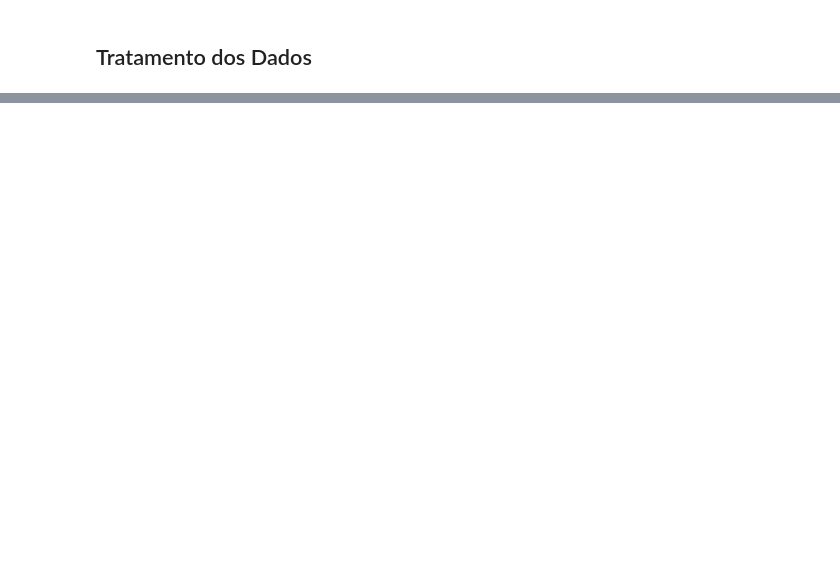
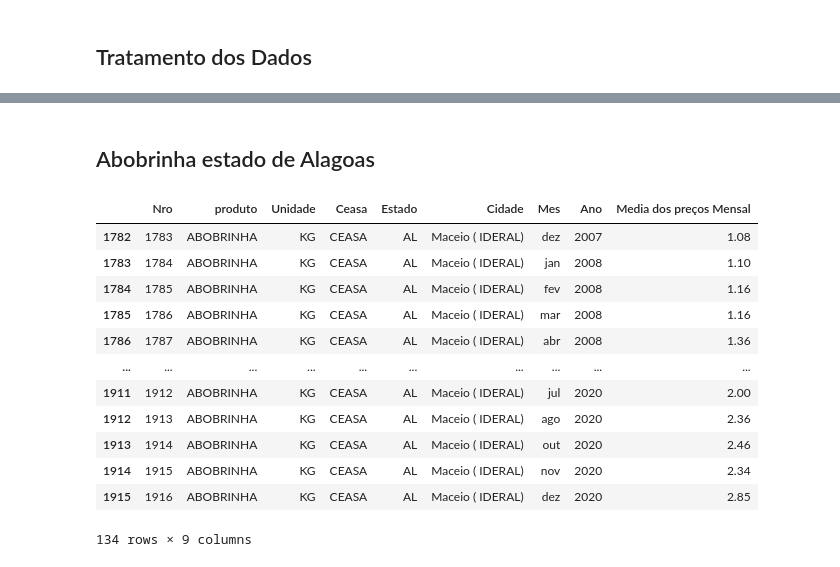
Before and after one commit to Arilson-X/Agro-Estudo-de-Mercado, a Jupyter notebook: Analise-Abobrinha.ipynb, the cells around one changed output, grey strips where cells are left out. Drawn from its saved outputs; the diff is of its cells as text; code cells hidden in the pictures; blank space fills up the shorter version.

```diff
--- a/Analise-Abobrinha.ipynb
+++ b/Analise-Abobrinha.ipynb
@@ -77,0 +54,19 @@ print(cidades)
+# %% [markdown]
+## Abobrinha estado de Alagoas
+# %%
+df_abobrinha_al = df_abobrinha.loc[df_abobrinha["Estado"] == "AL"]
+display(df_abobrinha_al)
+# %% [output]
+|  | Nro | produto | Unidade | Ceasa | Estado | Cidade | Mes | Ano | Media dos preços Mensal |
+| 1782 | 1783 | ABOBRINHA | KG | CEASA | AL | Maceio ( IDERAL) | dez | 2007 | 1.08 |
+| 1783 | 1784 | ABOBRINHA | KG | CEASA | AL | Maceio ( IDERAL) | jan | 2008 | 1.10 |
+| 1784 | 1785 | ABOBRINHA | KG | CEASA | AL | Maceio ( IDERAL) | fev | 2008 | 1.16 |
+| 1785 | 1786 | ABOBRINHA | KG | CEASA | AL | Maceio ( IDERAL) | mar | 2008 | 1.16 |
+| 1786 | 1787 | ABOBRINHA | KG | CEASA | AL | Maceio ( IDERAL) | abr | 2008 | 1.36 |
+| ... | ... | ... | ... | ... | ... | ... | ... | ... | ... |
+| 1911 | 1912 | ABOBRINHA | KG | CEASA | AL | Maceio ( IDERAL) | jul | 2020 | 2.00 |
+| 1912 | 1913 | ABOBRINHA | KG | CEASA | AL | Maceio ( IDERAL) | ago | 2020 | 2.36 |
+| 1913 | 1914 | ABOBRINHA | KG | CEASA | AL | Maceio ( IDERAL) | out | 2020 | 2.46 |
+| 1914 | 1915 | ABOBRINHA | KG | CEASA | AL | Maceio ( IDERAL) | nov | 2020 | 2.34 |
+| 1915 | 1916 | ABOBRINHA | KG | CEASA | AL | Maceio ( IDERAL) | dez | 2020 | 2.85 |
+134 rows × 9 columns
```
Also changed, not shown: parts of 46 cells of this notebook, 1 other file.
